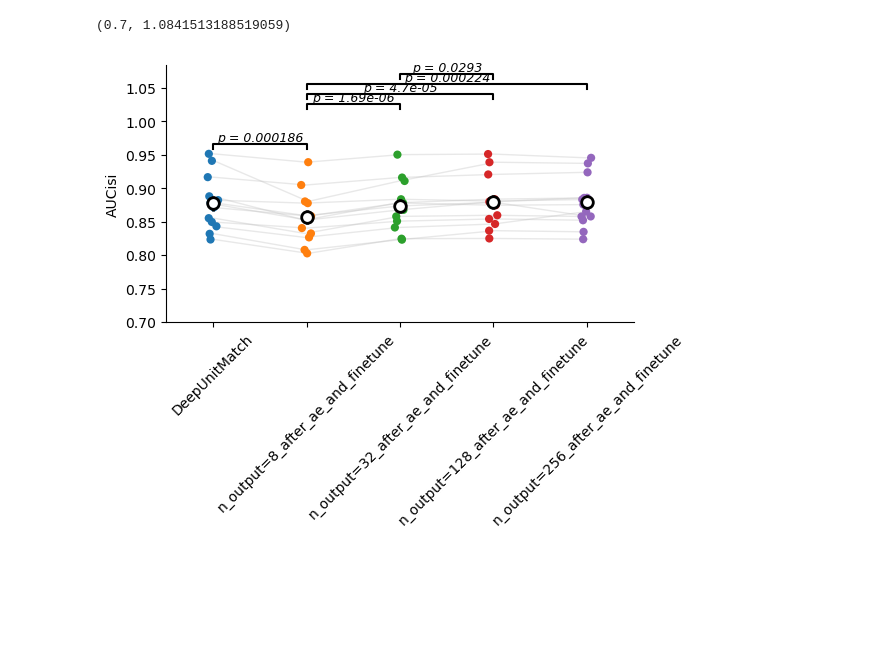
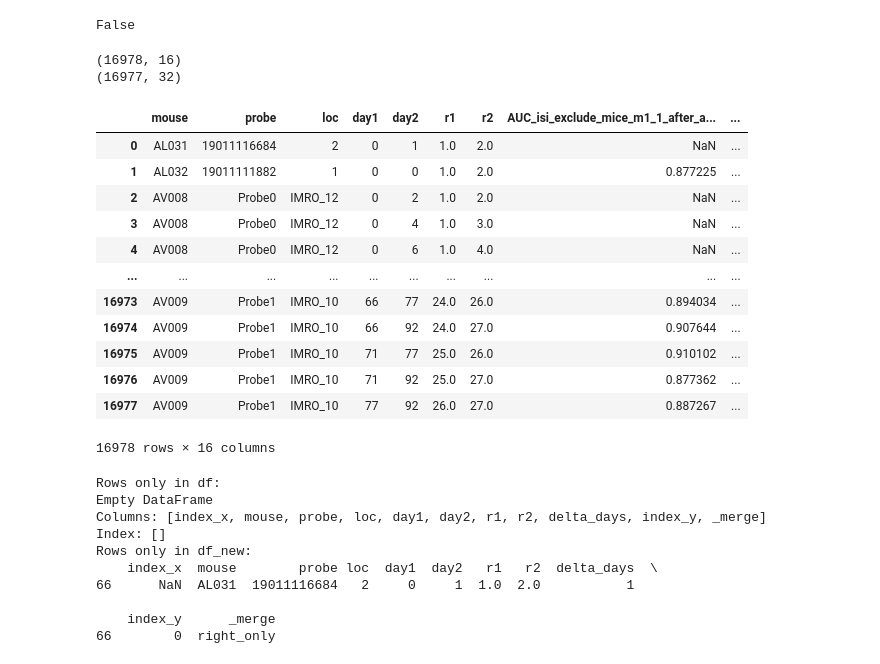
Before and after one commit to EnnyvanBeest/UnitMatch, a Jupyter notebook: UnitMatchPy/PaperAnalyses/figure-model-comparison.ipynb, the cells around one changed output. Cells and saved outputs as stored; diff of their text form; code cells hidden in the pictures; blank space fills up the shorter version.

```diff
--- a/UnitMatchPy/PaperAnalyses/figure-model-comparison.ipynb
+++ b/UnitMatchPy/PaperAnalyses/figure-model-comparison.ipynb
@@ -248,13 +284,53 @@ np.shape(M)
-# %%
-fig, ax = paired_violin_plot(
-    M,
-    labels=models,
-    ylabel=metric_to_plot,
-    comparisons="all",   # or "all" or [(0,3), (1,4)]
-    show_violin = False,
-    colors = None
-)
-ax.set_ylim(bottom=0.7)
-# %% [output]
-(0.7, 1.0841513188519059)
-[figure, removed]
+# %%
+np.any(df[keep]['N_DeepUnitMatch'] < 20)
+# %% [output]
+False
+# %%
+print(np.shape(df_new))
+print(np.shape(df))
+# %% [output]
+(16978, 16)
+(16977, 32)
+# %%
+df_new
+# %% [output]
+|  | mouse | probe | loc | day1 | day2 | r1 | r2 | AUC_isi_exclude_mice_m1_1_after_a... | ... |
+| 0 | AL031 | 19011116684 | 2 | 0 | 1 | 1.0 | 2.0 | NaN | ... |
+| 1 | AL032 | 19011111882 | 1 | 0 | 0 | 1.0 | 2.0 | 0.877225 | ... |
+| 2 | AV008 | Probe0 | IMRO_12 | 0 | 2 | 1.0 | 2.0 | NaN | ... |
+| 3 | AV008 | Probe0 | IMRO_12 | 0 | 4 | 1.0 | 3.0 | NaN | ... |
+| 4 | AV008 | Probe0 | IMRO_12 | 0 | 6 | 1.0 | 4.0 | NaN | ... |
+| ... | ... | ... | ... | ... | ... | ... | ... | ... | ... |
+| 16973 | AV009 | Probe1 | IMRO_10 | 66 | 77 | 24.0 | 26.0 | 0.894034 | ... |
+| 16974 | AV009 | Probe1 | IMRO_10 | 66 | 92 | 24.0 | 27.0 | 0.907644 | ... |
+| 16975 | AV009 | Probe1 | IMRO_10 | 71 | 77 | 25.0 | 26.0 | 0.910102 | ... |
+| 16976 | AV009 | Probe1 | IMRO_10 | 71 | 92 | 25.0 | 27.0 | 0.877362 | ... |
+| 16977 | AV009 | Probe1 | IMRO_10 | 77 | 92 | 26.0 | 27.0 | 0.887267 | ... |
+16978 rows × 16 columns
+# %%
+shared = shared_columns
+
+df1 = df[shared].copy().reset_index()
+df2 = df_new[shared].copy().reset_index()
+
+diff = df1.merge(df2, on=shared, how="outer", indicator=True)
+
+left_only = diff[diff["_merge"] == "left_only"]
+right_only = diff[diff["_merge"] == "right_only"]
+
+print("Rows only in df:")
+print(left_only)
+
+print("Rows only in df_new:")
+print(right_only)
+# %% [output]
+Rows only in df:
+Empty DataFrame
+Columns: [index_x, mouse, probe, loc, day1, day2, r1, r2, delta_days, index_y, _merge]
+Index: []
+Rows only in df_new:
+    index_x  mouse        probe loc  day1  day2   r1   r2  delta_days  \
+66      NaN  AL031  19011116684   2     0     1  1.0  2.0           1
+
+    index_y      _merge
+66        0  right_only
```
Also changed, not shown: parts of 4 cells of this notebook, 4 other files.
